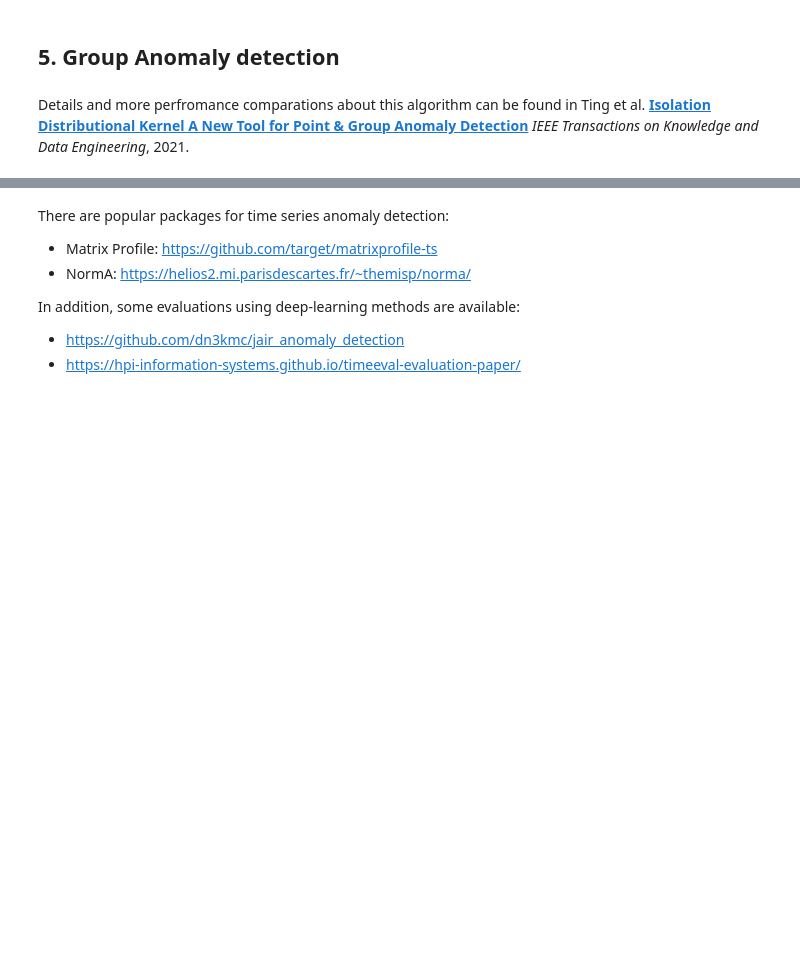
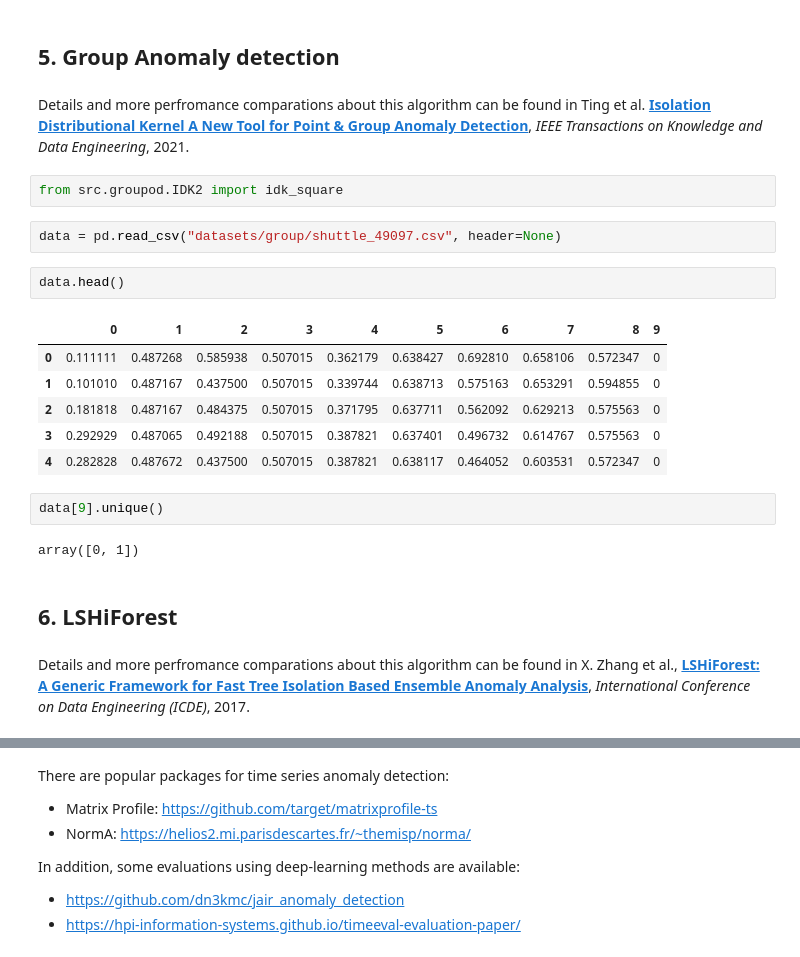
Before and after one commit to zhuye88/TAD, a Jupyter notebook: demo_shallow_methods.ipynb, the cells around one changed output, grey strips where cells are left out. Drawn from its saved outputs; the diff is of its cells as text; blank space fills up the shorter version.

```diff
--- a/demo_shallow_methods.ipynb
+++ b/demo_shallow_methods.ipynb
@@ -490,4 +507,25 @@ dataset: RGG_s, AUC: 0.908
 # %% [markdown]
 ## 5. Group Anomaly detection
 # %% [markdown]
-Details and more perfromance comparations about this algorithm can be found in Ting et al. [**Isolation Distributional Kernel A New Tool for Point & Group Anomaly Detection**](https://ieeexplore.ieee.org/abstract/document/9573389) *IEEE Transactions on Knowledge and Data Engineering*, 2021.
+Details and more perfromance comparations about this algorithm can be found in Ting et al. [**Isolation Distributional Kernel A New Tool for Point & Group Anomaly Detection**](https://ieeexplore.ieee.org/abstract/document/9573389), *IEEE Transactions on Knowledge and Data Engineering*, 2021.
+# %%
+from src.groupod.IDK2 import idk_square
+# %%
+data = pd.read_csv("datasets/group/shuttle_49097.csv", header=None)
+# %%
+data.head()
+# %% [output]
+|  | 0 | 1 | 2 | 3 | 4 | 5 | 6 | 7 | 8 | 9 |
+| 0 | 0.111111 | 0.487268 | 0.585938 | 0.507015 | 0.362179 | 0.638427 | 0.692810 | 0.658106 | 0.572347 | 0 |
+| 1 | 0.101010 | 0.487167 | 0.437500 | 0.507015 | 0.339744 | 0.638713 | 0.575163 | 0.653291 | 0.594855 | 0 |
+| 2 | 0.181818 | 0.487167 | 0.484375 | 0.507015 | 0.371795 | 0.637711 | 0.562092 | 0.629213 | 0.575563 | 0 |
+| 3 | 0.292929 | 0.487065 | 0.492188 | 0.507015 | 0.387821 | 0.637401 | 0.496732 | 0.614767 | 0.575563 | 0 |
+| 4 | 0.282828 | 0.487672 | 0.437500 | 0.507015 | 0.387821 | 0.638117 | 0.464052 | 0.603531 | 0.572347 | 0 |
+# %%
+data[9].unique()
+# %% [output]
+array([0, 1])
+# %% [markdown]
+## 6. LSHiForest
+# %% [markdown]
+Details and more perfromance comparations about this algorithm can be found in X. Zhang et al., [**LSHiForest: A Generic Framework for Fast Tree Isolation Based Ensemble Anomaly Analysis**](https://ieeexplore.ieee.org/document/7930041), *International Conference on Data Engineering (ICDE)*, 2017.
```
Also changed, not shown: parts of 23 cells of this notebook, 54 other files.
